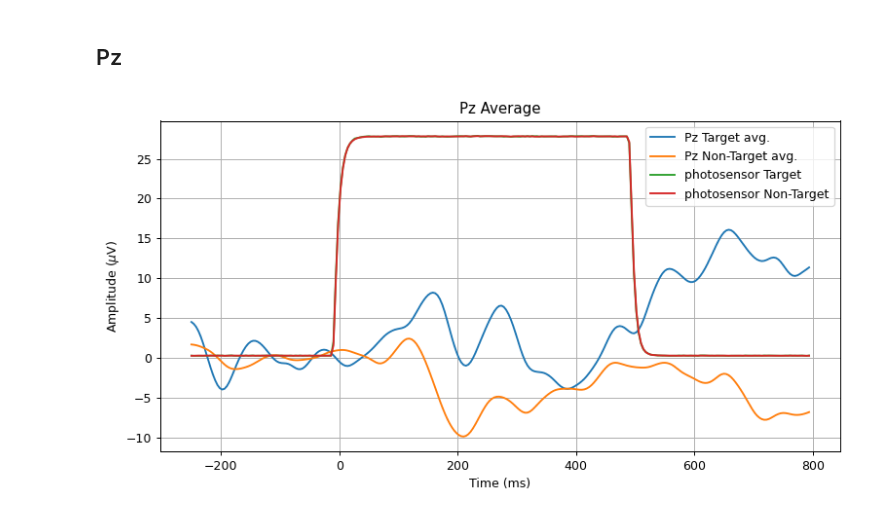
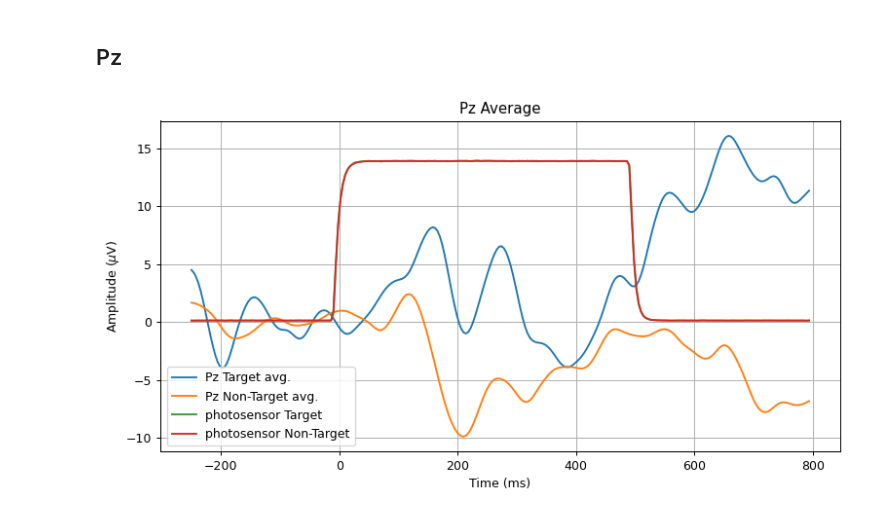
Before and after one commit to Surfincolin/openbci-standards, a Jupyter notebook: Odd_Ball_Analysis.ipynb, the cells around one changed output. Drawn from its saved outputs; the diff is of its cells as text; code cells hidden in the pictures.

```diff
--- a/Odd_Ball_Analysis.ipynb
+++ b/Odd_Ball_Analysis.ipynb
@@ -412,33 +412,33 @@ ch_label = channels[chan_index]
 
 Pz_odd_epochs = []
 Pz_std_epochs = []
 for eeg_event_data, eeg_event_ts in odd_stim_epochs:
     b = baseline_center(eeg_event_data[:,chan_index], PRE_STIM*1000)
     Pz_odd_epochs.append(b)
 
 for eeg_event_data, eeg_event_ts in std_stim_epochs:
     b = baseline_center(eeg_event_data[:,chan_index], PRE_STIM*1000)
     Pz_std_epochs.append(b)
 
 Pz_odd_epochs = np.array(Pz_odd_epochs)
 Pz_std_epochs = np.array(Pz_std_epochs)
 Pz_odd_epoch_avg = np.mean(Pz_odd_epochs, axis=0)
 Pz_std_epoch_avg = np.mean(Pz_std_epochs, axis=0)
 odd_stim_ps_avg = np.mean(np.array(odd_stim_ps_epochs)[:,0,:], axis=0)
 std_stim_ps_avg = np.mean(np.array(std_stim_ps_epochs)[:,0,:], axis=0)
 
 fig, ax = plt.subplots(figsize = (10, 5), dpi = 90)
 
 ax.plot(test_x, Pz_odd_epoch_avg, label=f'{ch_label} Target avg.')
 ax.plot(test_x, Pz_std_epoch_avg, label=f'{ch_label} Non-Target avg.')
-ax.plot(test_x, odd_stim_ps_avg*0.2, label='photosensor Target')
-ax.plot(test_x, std_stim_ps_avg*0.2, label='photosensor Non-Target')
+ax.plot(test_x, odd_stim_ps_avg*0.1, label='photosensor Target')
+ax.plot(test_x, std_stim_ps_avg*0.1, label='photosensor Non-Target')
 
 ax.set_xlabel('Time (ms)')
 ax.set_ylabel(r'Amplitude ($\mu$V)')
 ax.set_title(f'{ch_label} Average')
 ax.grid(True)
 _ = ax.legend()
 # np.mean(Pz_odd_epochs, axis=0).shape
 # %% [output]
-[figure, old version]
+[figure, new version]
```
Also changed, not shown: 4 other files.
